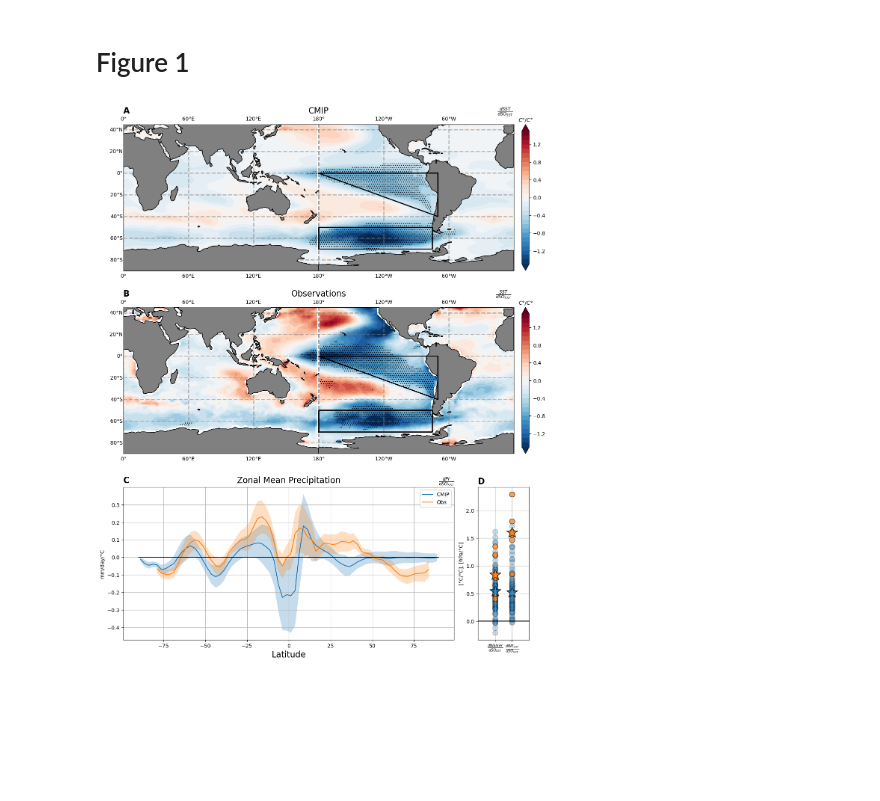
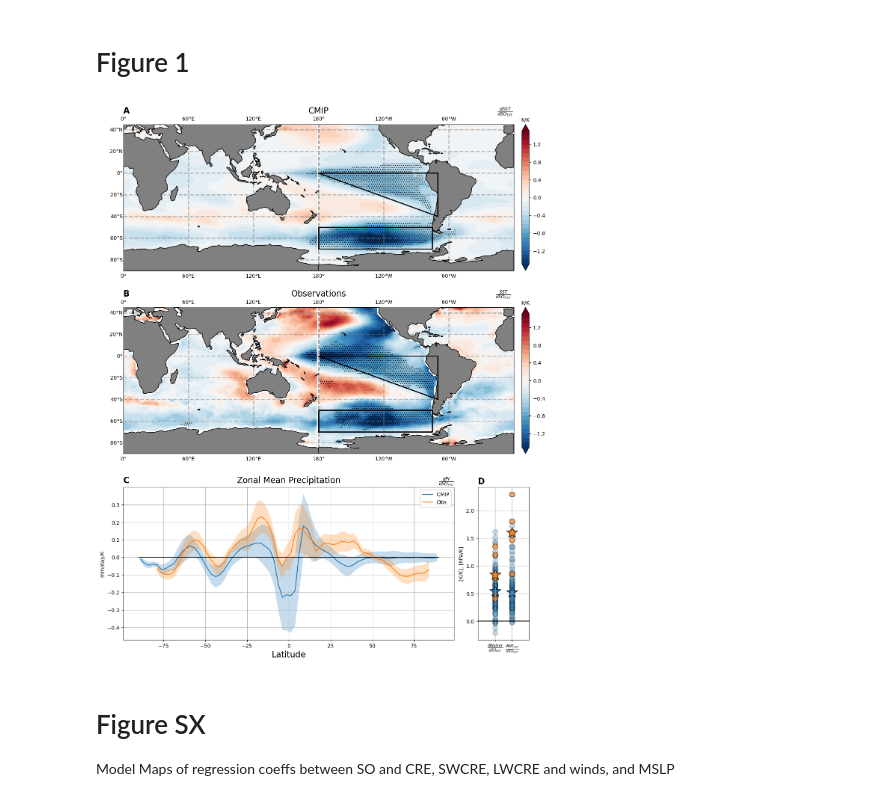
Before and after one commit to zacespinosa/SO-EP-teleconnection, a Jupyter notebook: Figure_Notebooks/Figure_1_covariance.ipynb, the cells around one changed output. Saved outputs shown, nothing was run; the diff lists cells and outputs as text; code cells hidden in the pictures; blank space fills up the shorter version.

```diff
--- a/Figure_Notebooks/Figure_1_covariance.ipynb
+++ b/Figure_Notebooks/Figure_1_covariance.ipynb
@@ -46,6 +46,7 @@ def _global_plot(
             lon, lat, contours,
             transform=ccrs.PlateCarree(),
             colors="black",
+            levels=[-300, -250, -200, -150, -100, -50, 0, 50, 100, 150, 200, 250, 300] # Contours for PSL
         )
 
     if pr is not None:
@@ -70,8 +71,8 @@ def _global_plot(
         # Scale reg maps 25
         # q = ax.quiver(lon[::3], lat[::3], wind["uas"][::3,::3], wind["vas"][::3,::3], scale=150, headwidth=2, headlength=2, transform=ccrs.PlateCarree())
         # Scale for Pr wind maps
-        q = ax.quiver(lon[::3], lat[::3], wind["uas"][::3,::3], wind["vas"][::3,::3], headwidth=2, headlength=2, transform=ccrs.PlateCarree())
-        ax.quiverkey(q, .9, -.15, .25, str(.25) + r' $\frac{m}{s}/\sigma$', labelpos='E', transform=ccrs.PlateCarree(), coordinates='axes')
+        q = ax.quiver(lon[::3], lat[::3], wind["uas"][::3,::3], wind["vas"][::3,::3], scale=25, headwidth=2, headlength=2, transform=ccrs.PlateCarree())
+        ax.quiverkey(q, .9, -.05, .5, str(.5) + r' $\frac{m}{s}/K$', labelpos='E', transform=ccrs.PlateCarree(), coordinates='axes')
 
     ax.gridlines(crs=ccrs.PlateCarree(), draw_labels=True,
                   linewidth=2, color='gray', alpha=0.5, linestyle='--')
@@ -147,6 +148,7 @@ from matplotlib.gridspec import GridSpec
 import cartopy.crs as ccrs
 import numpy as np
 
+title_fontsize=16
 # Create the figure and GridSpec
 fig = plt.figure(figsize=(14, 18))  # Adjusted figure size
 gs = GridSpec(3, 3, height_ratios=[1, 1, 1], width_ratios=[3, 3, 1], wspace=0.2, hspace=0.2)
@@ -162,7 +164,8 @@ img1 = _global_plot(
     levels=np.arange(-1.5, 1.6, .1),
     pvalues=reg_so_dataset["p_so_sst"],
     cmap="RdBu_r",
-    cbar_label=r"$C\degree/C\degree$",
+    # cbar_label=r"$C\degree/C\degree$",
+    cbar_label=r"K/K",
 )
 ax1.set_title("A", loc="left", fontweight="bold", fontsize=title_fontsize)
 ax1.set_title("CMIP", loc="center", fontsize=title_fontsize)
@@ -183,7 +186,8 @@ img2 = _global_plot(
     levels=np.arange(-1.5, 1.6, .1),
     pvalues=((obs_regs["p_sst"] < .10).sum(dim="model") < obs_regs.model.size/2),
     cmap="RdBu_r",
-    cbar_label=r"$C\degree/C\degree$",
+    # cbar_label=r"$C\degree/C\degree$",
+    cbar_label=r"K/K",
 )
 ax2.set_title("B", loc="left", fontweight="bold", fontsize=title_fontsize)
 # ax2.set_title(r"$\frac{dEPT}{dSO_{SST}}$ " + f"[{np.around(avg_reg, 2)} $\pm$  {np.around(std_reg, 2)}]", loc="right", fontsize=title_fontsize*.75)
@@ -212,36 +216,40 @@ ax_main.fill_between(
 )
 ax_main.grid()
 ax_main.hlines(0, -90, 90, color="black")
-ax_main.set_ylabel("mm/day/°C")
+# ax_main.set_ylabel("mm/day/°C")
+ax_main.set_ylabel("mm/day/K")
 ax_main.set_xlabel("Latitude", fontsize=title_fontsize)
 ax_main.legend()
 ax_main.set_title(r"Zonal Mean Precipitation", fontsize=title_fontsize)
 ax_main.set_title(r"$\frac{dPr}{dSO_{SST}}$", loc="right")
 ax_main.set_title("C", loc="left", fontweight="bold", fontsize=title_fontsize)
 
 #################### REGRESSION dWE/dSO and dWalker/dSO ########################
 ax_right = fig.add_subplot(gs[2, 2])
 ax_right.scatter(np.zeros(len(reg_so_walker.model)), -reg_so_walker, alpha=0.25, color="tab:blue", edgecolors="black", s=100)
 ax_right.scatter(
     np.zeros(len(obs_regs.model)), -obs_regs["reg_walker"] / 100, edgecolors="black", color="tab:orange", s=100, alpha=0.75
 )
 ax_right.scatter(0, -reg_so_walker.mean("model"), edgecolors="black", color="tab:blue", marker="*", s=500)
 ax_right.scatter(0, -obs_regs["reg_walker"].mean("model") / 100, edgecolors="black", color="tab:orange", marker="*", s=500)
 ax_right.scatter(np.zeros(len(reg_so_WE.model)) + 1, -reg_so_WE, alpha=0.25, color="tab:blue", edgecolors="black", s=100)
 ax_right.scatter(
     np.zeros(len(obs_regs.model)) + 1, -obs_regs["reg_we"], edgecolors="black", color="tab:orange", s=100, alpha=0.75
 )
 ax_right.scatter(1, -reg_so_WE.mean("model"), edgecolors="black", color="tab:blue", marker="*", s=500)
 ax_right.scatter(1, -obs_regs["reg_we"].mean("model"), edgecolors="black", color="tab:orange", marker="*", s=500)
 ax_right.set_xticks([0, 1])
 ax_right.set_xlim(-1, 2)
 ax_right.set_xticklabels([r"$\frac{dWalker}{dSO_{SST}}$", r"$\frac{dWE_{SST}}{dSO_{SST}}$"])
 ax_right.set_title("D", loc="left", fontweight="bold", fontsize=title_fontsize)
-ax_right.set_ylabel("[°C/°C], [hPa/°C]")
+ax_right.set_ylabel("[K/K], [hPa/K]")
 ax_right.hlines(0, -1, 2, color="black")
 ax_right.grid()
 #########################################################################
 plt.savefig("/home/espinosa10/SO-EP-teleconnection/Manuscript_Figures/Main/Figure_1.png", dpi=300, bbox_inches="tight")
 plt.savefig("/home/espinosa10/SO-EP-teleconnection/Manuscript_Figures/Main/Figure_1.pdf", dpi=300, bbox_inches="tight")
 # %% [output]
-[figure, old version]
+[figure, new version]
+# %% [markdown]
+# Figure SX
+Model Maps of regression coeffs between SO and CRE, SWCRE, LWCRE and winds, and MSLP
```
Also changed, not shown: parts of 2 cells of this notebook, 17 other files.
